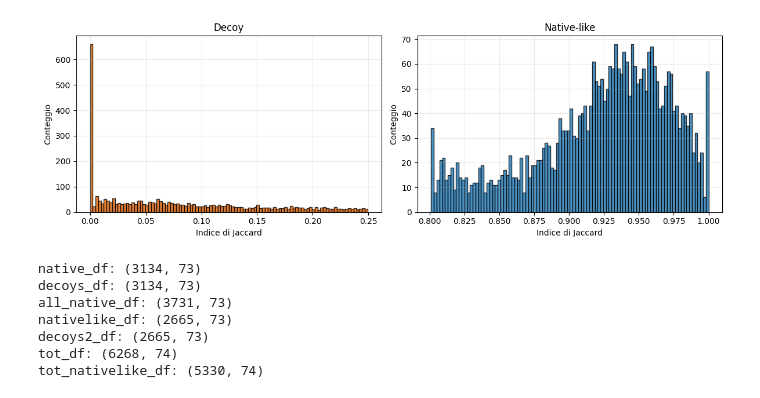
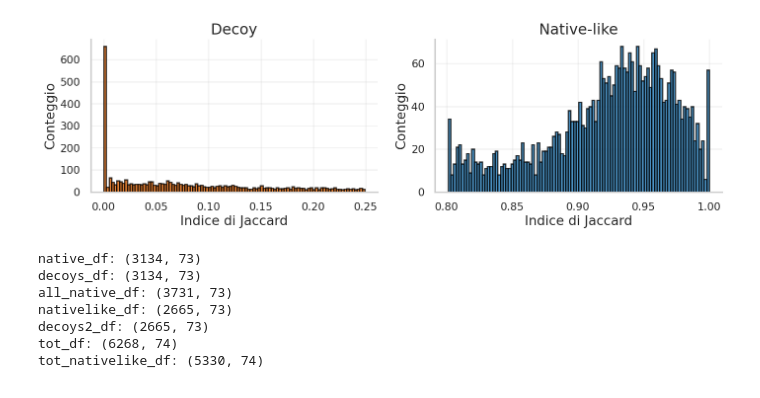
Before and after one commit to LuGiova/Zernike2D, a Jupyter notebook: discrimination presentation.ipynb, the cells around one changed output. Saved outputs shown, nothing was run; the diff lists cells and outputs as text; code cells hidden in the pictures.

Commit message:
New presentation plots

```diff
--- a/discrimination presentation.ipynb
+++ b/discrimination presentation.ipynb
@@ -5,37 +5,58 @@ import pandas as pd
 import numpy as np
 import matplotlib.pyplot as plt
 import seaborn as sns
+
+sns.set_theme(
+    context="talk",
+    style="whitegrid",
+    palette="deep",
+    font_scale=1.0,
+ )
+plt.rcParams.update({
+    "figure.dpi": 120,
+    "savefig.dpi": 300,
+    "axes.titlesize": 18,
+    "axes.labelsize": 16,
+    "xtick.labelsize": 13,
+    "ytick.labelsize": 13,
+    "legend.fontsize": 13,
+    "legend.title_fontsize": 14,
+    "lines.linewidth": 2.2,
+    "lines.markersize": 7,
+    "axes.spines.top": False,
+    "axes.spines.right": False,
+    "savefig.bbox": "tight",
+})
 
 json_paths = {
     "decoys": Path("input_files/Jac_idx_decoy.json"),
     "native_like": Path("input_files/Jac_idx_native_like.json"),
 }
 
 with json_paths["decoys"].open("r", encoding="utf-8") as handle:
     decoy_values = json.load(handle)
 
 with json_paths["native_like"].open("r", encoding="utf-8") as handle:
     native_like_values = json.load(handle)
 
 fig, axes = plt.subplots(1, 2, figsize=(12, 4))
 
 axes[0].hist(decoy_values, bins=100, color="#d95f02", alpha=0.8, edgecolor="black")
 axes[0].set_title("Decoy")
 axes[0].set_xlabel("Indice di Jaccard")
 axes[0].set_ylabel("Conteggio")
 axes[0].grid(alpha=0.25)
 
 axes[1].hist(native_like_values, bins=100, color="#1f77b4", alpha=0.8, edgecolor="black")
 axes[1].set_title("Native-like")
 axes[1].set_xlabel("Indice di Jaccard")
 axes[1].set_ylabel("Conteggio")
 axes[1].grid(alpha=0.25)
 
 plt.tight_layout()
-plt.savefig("discrimination/histogram_jaccard.pdf", dpi=300, bbox_inches="tight")
 plt.show()
 # %% [output]
-[figure, old version]
+[figure, new version]
 # %%
 import pandas as pd
 import numpy as np
```
Also changed, not shown: parts of 3 cells of this notebook, 11 other files.
